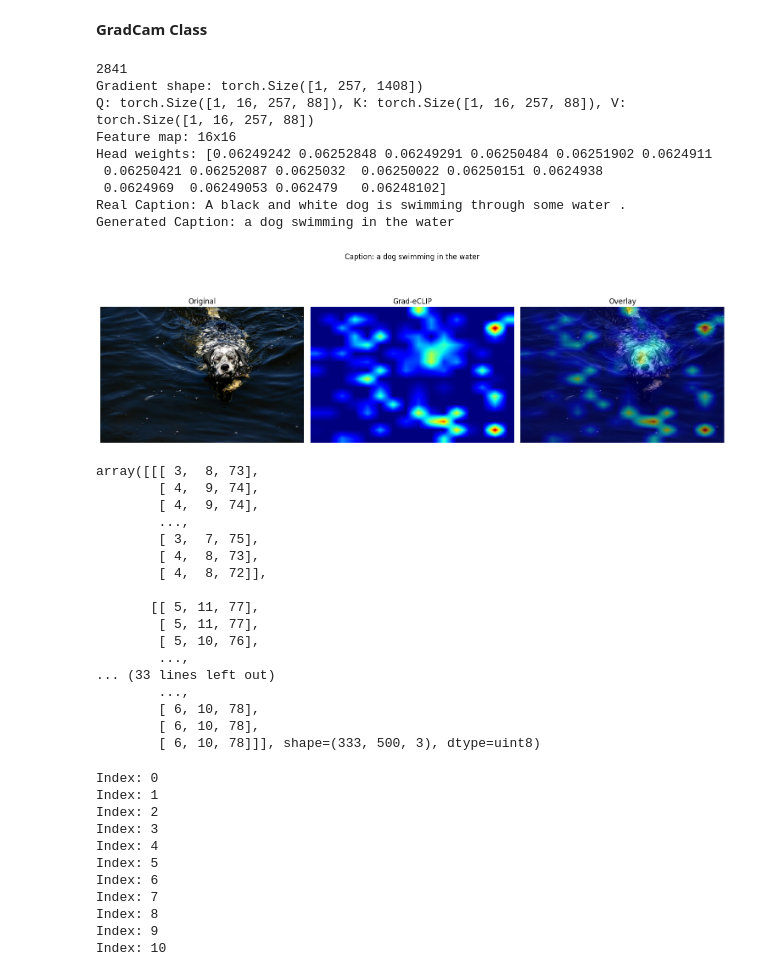
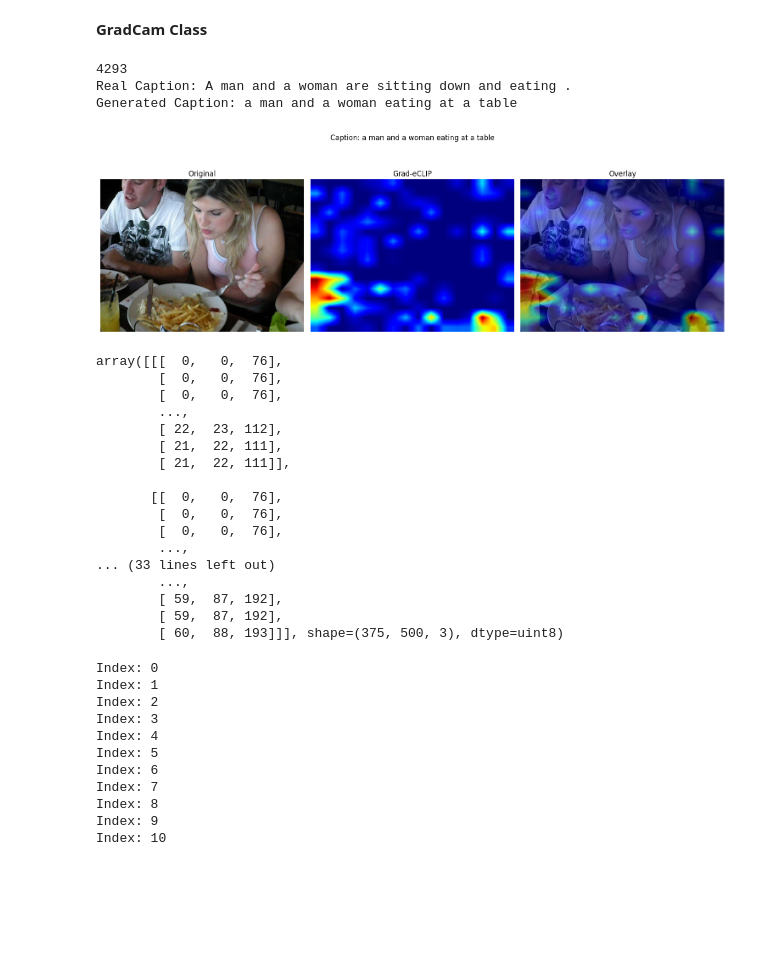
Before and after one commit to arafatshovon/flow-matching-and-llm, a Jupyter notebook: notebooks/BLIP2_GradCam.ipynb, the cells around one changed output. Saved outputs shown, nothing was run; the diff lists cells and outputs as text; code cells hidden in the pictures; blank space fills up the shorter version.

```diff
--- a/notebooks/BLIP2_GradCam.ipynb
+++ b/notebooks/BLIP2_GradCam.ipynb
@@ -90,8 +90,9 @@ class BLIP2GradECLIP:
         """Generate Grad-eCLIP attention map in half precision."""
         orig_size = image.size
 
-        inputs = self.processor(images=image, return_tensors="pt").to(self.device)
+        inputs = self.processor(images=image, text="Descrive this image", return_tensors="pt").to(self.device)
         pixel_values = inputs['pixel_values'].half()
+        input_ids=inputs['input_ids']
 
         self.model.eval()
 
@@ -100,6 +101,7 @@ class BLIP2GradECLIP:
         with torch.no_grad():
             generated_ids = self.model.generate(
                 pixel_values=pixel_values,
+                input_ids=input_ids,
                 max_new_tokens=30  # Reduced for memory
             )
         caption = self.processor.decode(generated_ids[0], skip_special_tokens=True)
@@ -186,8 +188,9 @@ class BLIP2GradECLIP:
         """Generate Grad-eCLIP attention map in half precision."""
         orig_size = image.size
 
-        inputs = self.processor(images=image, return_tensors="pt").to(self.device)
+        inputs = self.processor(images=image, text="Describe this image", return_tensors="pt").to(self.device)
         pixel_values = inputs['pixel_values'].half()
+        input_ids = inputs['input_ids']
 
         self.model.eval()
 
@@ -196,13 +199,11 @@ class BLIP2GradECLIP:
         with torch.no_grad():
             generated_ids = self.model.generate(
                 pixel_values=pixel_values,
-                max_new_tokens=30  # Reduced for memory
+                max_new_tokens=100  # Reduced for memory
             )
         caption = self.processor.decode(generated_ids[0], skip_special_tokens=True)
 
-
         torch.cuda.empty_cache()
-
 
         self.q = None
         self.k = None
@@ -237,9 +238,9 @@ class BLIP2GradECLIP:
 
         torch.cuda.empty_cache()
 
-        print(f"Gradient shape: {grad.shape}")
-        print(f"Q: {self.q.shape}, K: {self.k.shape}, V: {self.v.shape}")
-        print(f"Feature map: {feat_h}x{feat_w}")
+        # print(f"Gradient shape: {grad.shape}")
+        # print(f"Q: {self.q.shape}, K: {self.k.shape}, V: {self.v.shape}")
+        # print(f"Feature map: {feat_h}x{feat_w}")
 
 
         grad_cls = grad[:, :1, :]  # [B, 1, hidden_size]
@@ -256,7 +257,7 @@ class BLIP2GradECLIP:
         head_weights = F.softmax(grad_magnitude_per_head.squeeze(1), dim=-1)  # [B, num_heads]
         head_weights = head_weights.unsqueeze(1)  # [B, 1, num_heads] for broadcasting
 
-        print(f"Head weights: {head_weights[0, 0].cpu().numpy()}")
+        # print(f"Head weights: {head_weights[0, 0].cpu().numpy()}")
 
         q_cls = self.q[:, :, :1, :]      # [B, num_heads, 1, head_dim]
         k_patch = self.k[:, :, 1:, :]    # [B, num_heads, N_patches, head_dim]
@@ -341,41 +342,35 @@ class BLIP2GradECLIP:
 grad_eclip = BLIP2GradECLIP(model, processor)
 # %%
 index = np.random.randint(0, len(data))
-index = 2841
+# index = 5168
 print(index)
 image = data[index]['image']
 attn_map, caption, raw_map = grad_eclip.generate_gradcam1(image)
 print(f"Real Caption: {data[index]['caption_0']}")
 print(f"Generated Caption: {caption}")
 grad_eclip.visualize(image, attn_map, caption)
 # %% [output]
-2841
-Gradient shape: torch.Size([1, 257, 1408])
-Q: torch.Size([1, 16, 257, 88]), K: torch.Size([1, 16, 257, 88]), V: torch.Size([1, 16, 257, 88])
-Feature map: 16x16
-Head weights: [0.06249242 0.06252848 0.06249291 0.06250484 0.06251902 0.0624911
- 0.06250421 0.06252087 0.0625032  0.06250022 0.06250151 0.0624938
- 0.0624969  0.06249053 0.062479   0.06248102]
-Real Caption: A black and white dog is swimming through some water .
-Generated Caption: a dog swimming in the water
+4293
+Real Caption: A man and a woman are sitting down and eating .
+Generated Caption: a man and a woman eating at a table
-[figure, old version]
+[figure, new version]
-array([[[ 3,  8, 73],
-        [ 4,  9, 74],
-        [ 4,  9, 74],
+array([[[  0,   0,  76],
+        [  0,   0,  76],
+        [  0,   0,  76],
         ...,
-        [ 3,  7, 75],
-        [ 4,  8, 73],
-        [ 4,  8, 72]],
+        [ 22,  23, 112],
+        [ 21,  22, 111],
+        [ 21,  22, 111]],
 
-       [[ 5, 11, 77],
-        [ 5, 11, 77],
-        [ 5, 10, 76],
+       [[  0,   0,  76],
+        [  0,   0,  76],
+        [  0,   0,  76],
         ...,
 ... (33 lines left out)
         ...,
-        [ 6, 10, 78],
-        [ 6, 10, 78],
-        [ 6, 10, 78]]], shape=(333, 500, 3), dtype=uint8)
+        [ 59,  87, 192],
+        [ 59,  87, 192],
+        [ 60,  88, 193]]], shape=(375, 500, 3), dtype=uint8)
 # %%
 import os
 os.makedirs("../data/heatmap/train", exist_ok=True)
```
